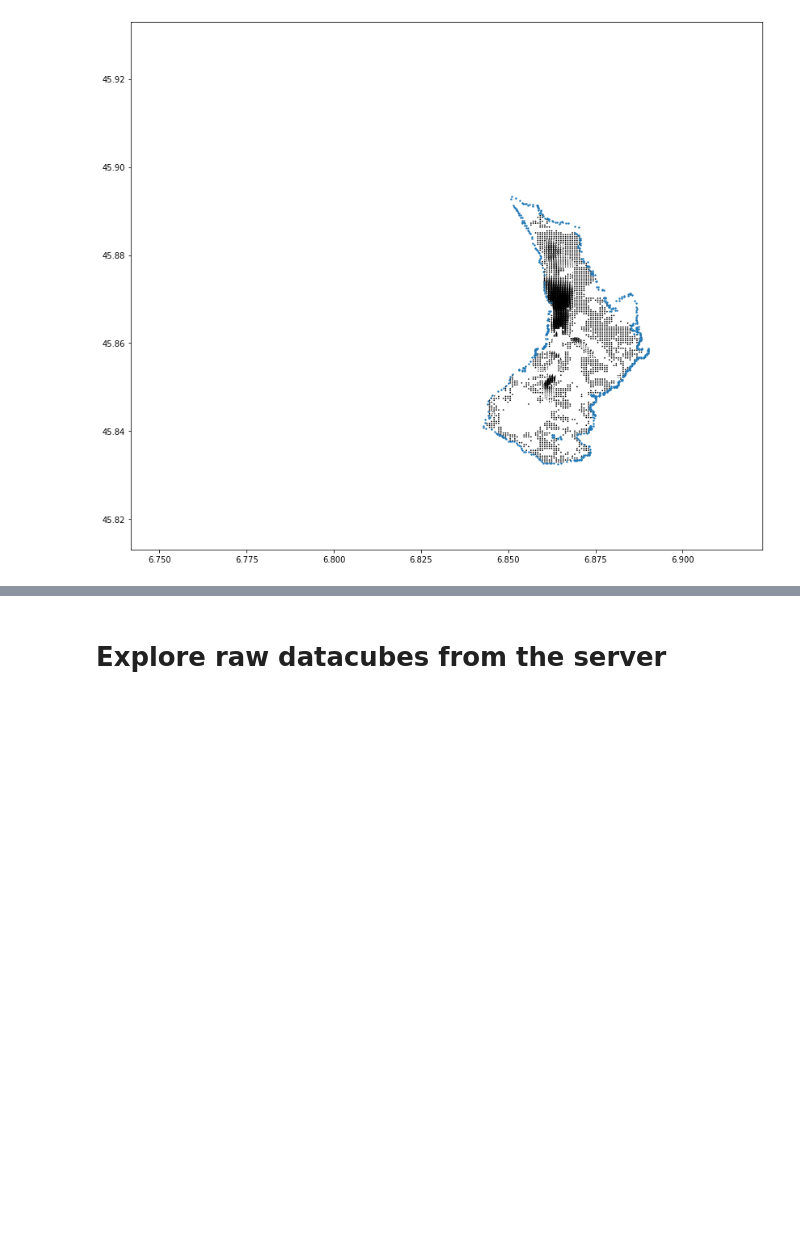
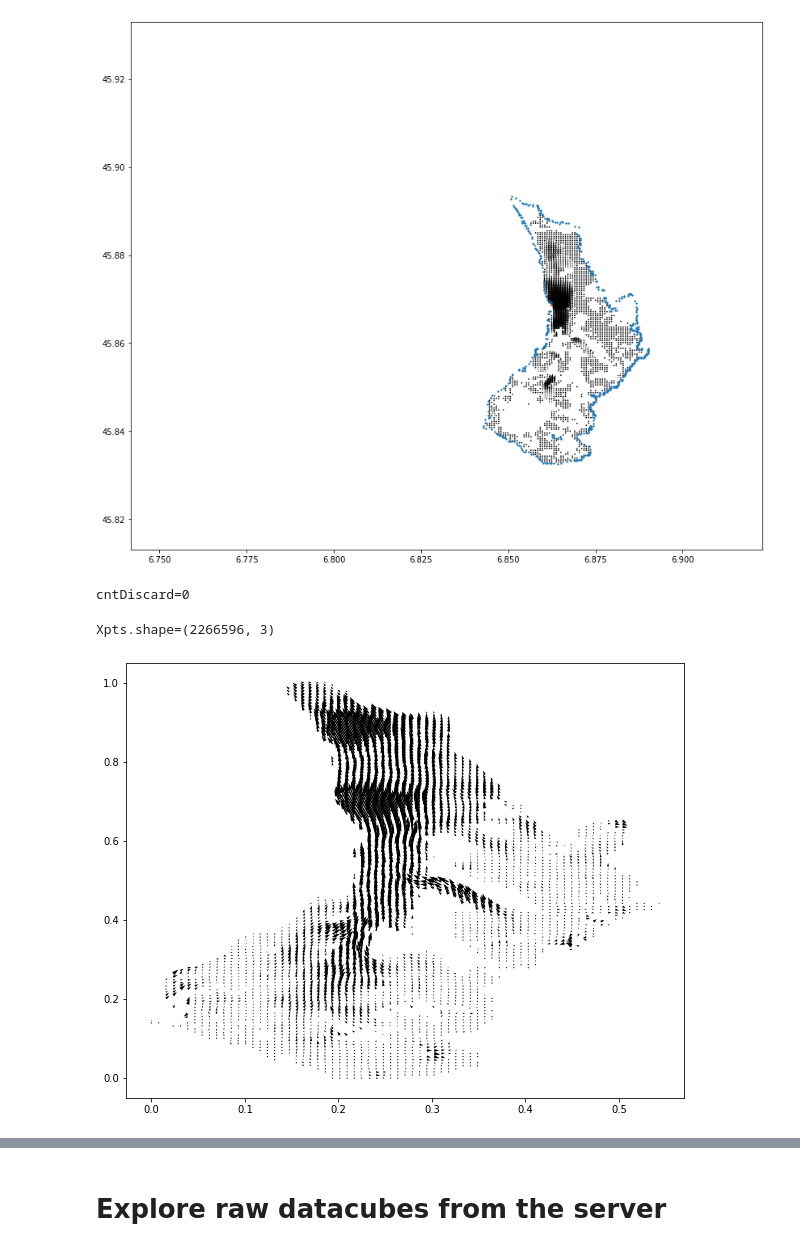
Before and after one commit to ODINN-SciML/Database-Exploration, a Jupyter notebook: notebooks/exploreDatacubes.ipynb, the cells around one changed output, grey strips where cells are left out. Cells and saved outputs as stored; diff of their text form; code cells hidden in the pictures; blank space fills up the shorter version.

Commit message:
update plot in notebooks/exploreDatacubes.ipynb

```diff
--- a/notebooks/exploreDatacubes.ipynb
+++ b/notebooks/exploreDatacubes.ipynb
@@ -104,3 +106,65 @@ plt.scatter(borderPts[:,0], borderPts[:,1], s=2)
 plt.show()
 # %% [output]
 [figure]
+# %%
+def genDataset(dcContainingGlacier, outs):
+    Xpts = []
+    Yval = []
+    cntDiscard = 0
+    alreadyInList = {}
+    for e,dc in enumerate(tqdm(dcContainingGlacier)):
+        X,Y = np.meshgrid(dc.x,dc.y)
+        for ti in outs[e]:
+            if ti not in alreadyInList: alreadyInList[ti] = {}
+            vx=outs[e][ti][0].filled(np.nan)
+            vy=outs[e][ti][1].filled(np.nan)
+            x,y,vx,vy = X.reshape(-1), Y.reshape(-1), vx.reshape(-1), vy.reshape(-1)
+            mask = ~ (np.isnan(vx) | np.isnan(vy))
+            ind = np.argwhere(mask)[:,0]
+            for i in ind:
+                xi = x[i]
+                yi = y[i]
+                if xi not in alreadyInList[ti]: alreadyInList[ti][xi] = []
+                if yi not in alreadyInList[ti][xi]:
+                    Xpts.append((xi,yi,ti))
+                    Yval.append((vx[i],vy[i]))
+                    alreadyInList[ti][xi].append(yi)
+                else:
+                    cntDiscard += 1
+    print(f"{cntDiscard=}")
+    Xpts = np.array(Xpts)
+    minx, maxx = Xpts[:,0].min(), Xpts[:,0].max()
+    miny, maxy = Xpts[:,1].min(), Xpts[:,1].max()
+    mint, maxt = Xpts[:,2].min(), Xpts[:,2].max()
+    dxy = max(maxx-minx, maxy-miny)
+    dt = maxt-mint
+    Xpts[:,0] = (Xpts[:,0]-minx)/dxy
+    Xpts[:,1] = (Xpts[:,1]-miny)/dxy
+    Xpts[:,2] = (Xpts[:,2]-mint)/dt
+    Yval = np.array(Yval)
+    return Xpts, Yval, dt, mint
+outs = [out]
+XptsSave, YvalSave, dtSave, mintSave = genDataset(dcContainingGlacier, outs)
+# %% [output]
+cntDiscard=0
+# %%
+Xpts = XptsSave.copy()
+Yval = YvalSave.copy()
+dt = dtSave.copy()
+mint = mintSave.copy()
+
+print(f"{Xpts.shape=}")
+# %% [output]
+Xpts.shape=(2266596, 3)
+# %%
+timeVec = np.unique(Xpts[:,2])
+# %%
+selectedDate = timeVec[10]
+ind = np.argwhere(Xpts[:,2]==selectedDate)[:,0]
+x = Xpts[ind]
+y = Yval[ind]
+plt.figure(figsize=(10,8))
+plt.quiver(x[:,0],x[:,1],y[:,0],-y[:,1])
+plt.show()
+# %% [output]
+[figure, added]
```
Also changed, not shown: parts of 3 cells of this notebook.
